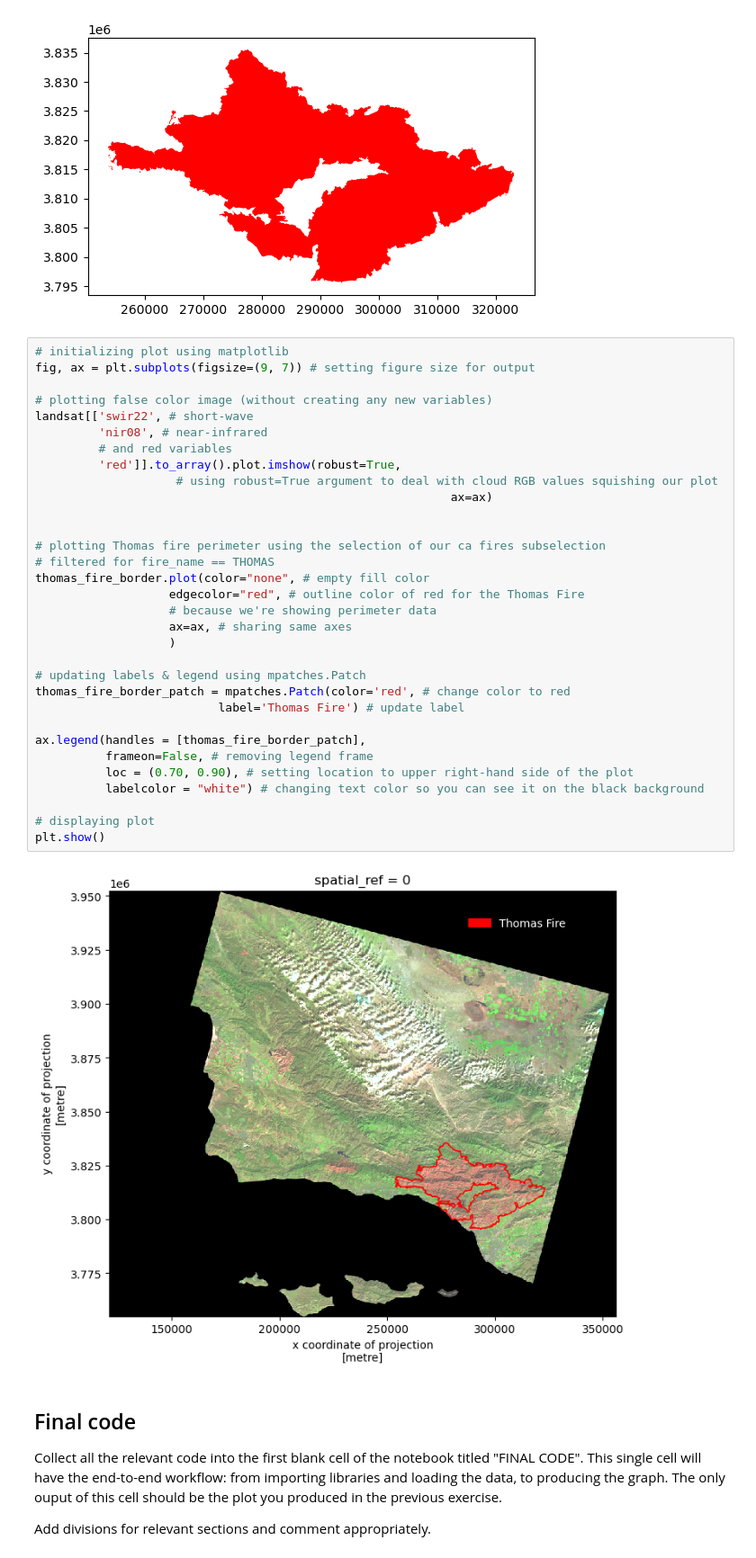
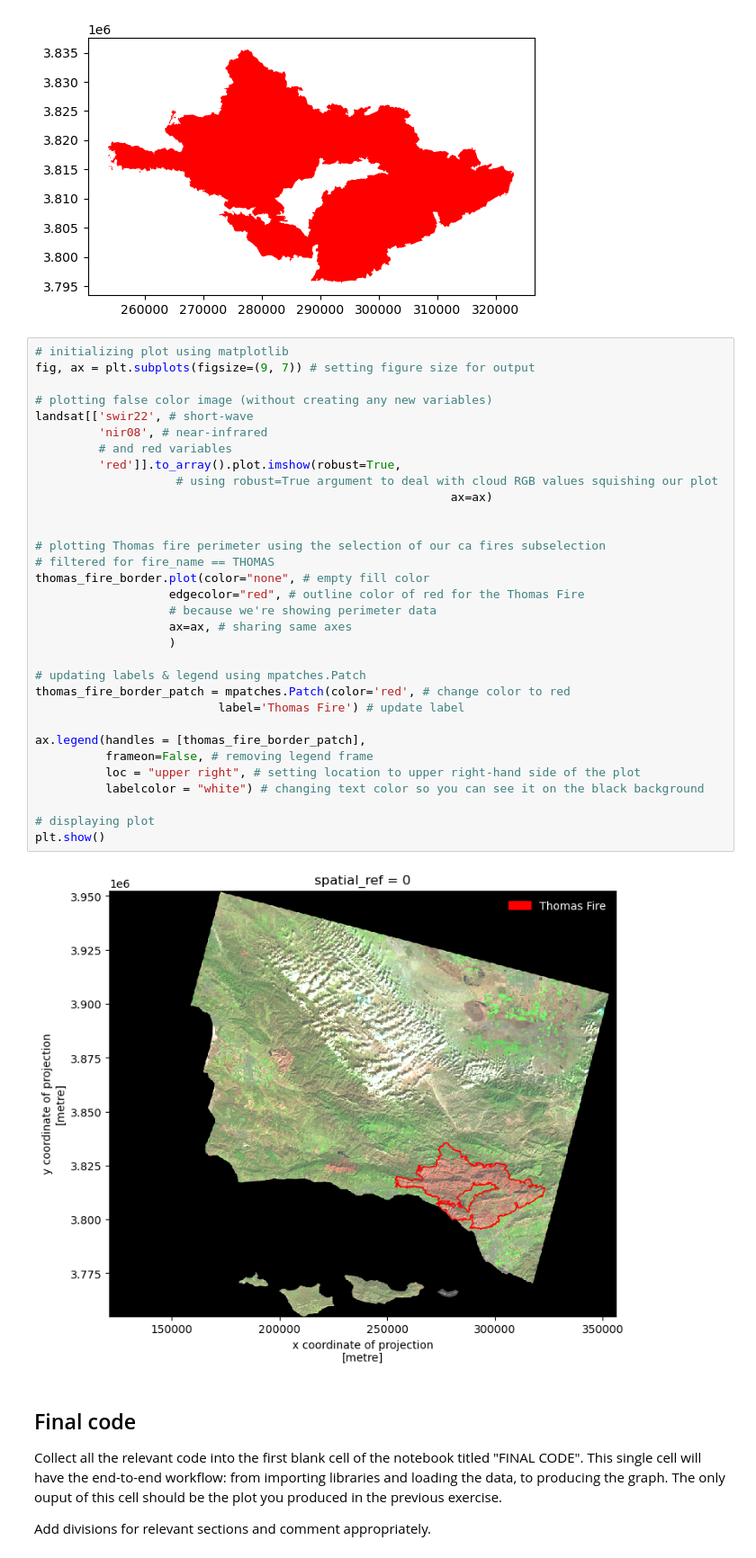
Before and after one commit to a-ramji/eds220-hwk-4, a Jupyter notebook: hwk4-task2-false-color.ipynb, the cells around one changed output. Shown: that part at 90% size. Drawn from its saved outputs; the diff is of its cells as text.

```diff
--- a/hwk4-task2-false-color.ipynb
+++ b/hwk4-task2-false-color.ipynb
@@ -462,35 +462,35 @@ thomas_fire_border.plot(color="red")
 fig, ax = plt.subplots(figsize=(9, 7)) # setting figure size for output
 
 # plotting false color image (without creating any new variables)
 landsat[['swir22', # short-wave
          'nir08', # near-infrared
          # and red variables
          'red']].to_array().plot.imshow(robust=True,
                     # using robust=True argument to deal with cloud RGB values squishing our plot
                                                            ax=ax)
 
 
 # plotting Thomas fire perimeter using the selection of our ca fires subselection
 # filtered for fire_name == THOMAS
 thomas_fire_border.plot(color="none", # empty fill color
                    edgecolor="red", # outline color of red for the Thomas Fire
                    # because we're showing perimeter data
                    ax=ax, # sharing same axes
                    )
 
 # updating labels & legend using mpatches.Patch
 thomas_fire_border_patch = mpatches.Patch(color='red', # change color to red
                           label='Thomas Fire') # update label
 
 ax.legend(handles = [thomas_fire_border_patch],
           frameon=False, # removing legend frame
-          loc = (0.70, 0.90), # setting location to upper right-hand side of the plot
+          loc = "upper right", # setting location to upper right-hand side of the plot
           labelcolor = "white") # changing text color so you can see it on the black background
 
 # displaying plot
 plt.show()
 # %% [output]
-[figure, old version]
+[figure, new version]
 # %% [markdown]
 ## Final code
 
```
Also changed, not shown: parts of 2 cells of this notebook, 1 other file.
